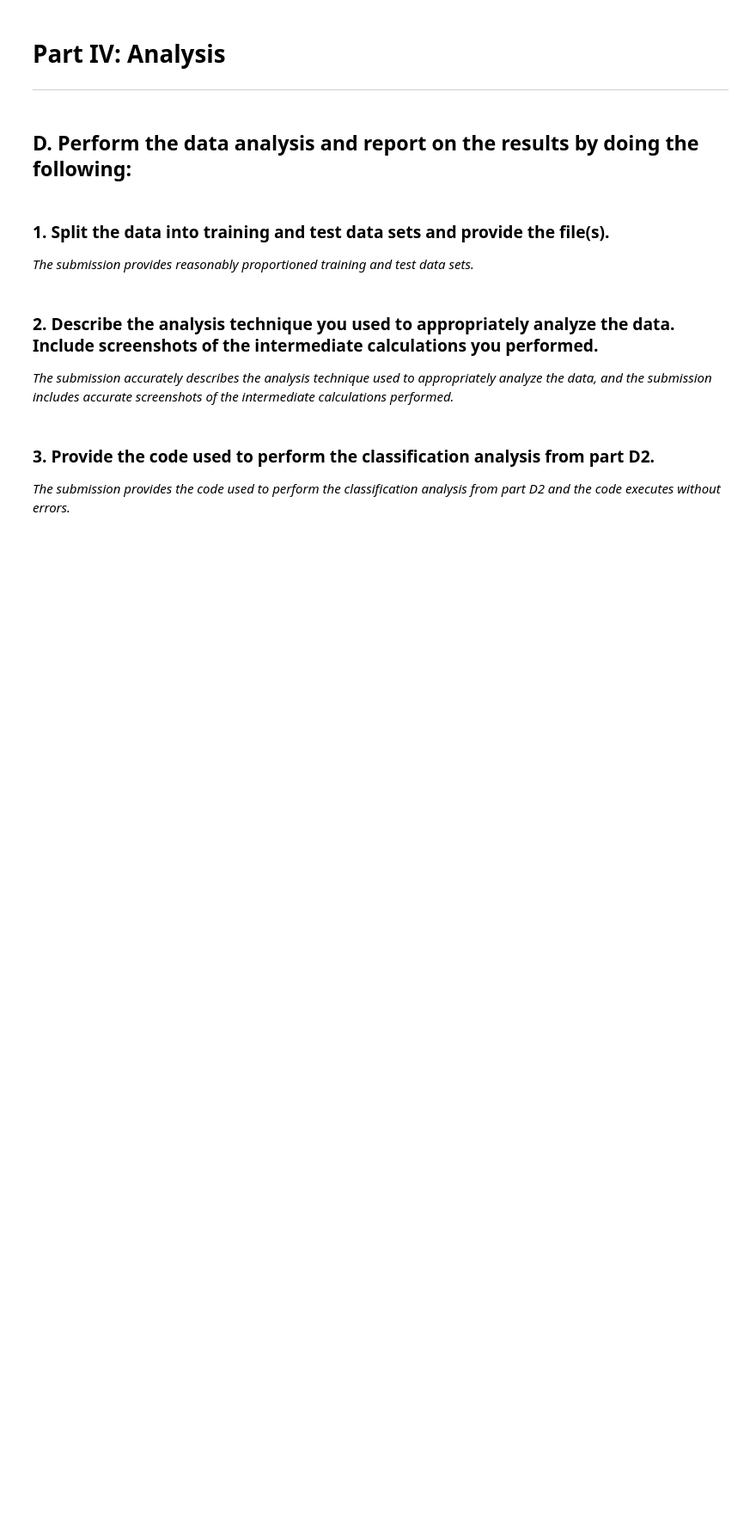
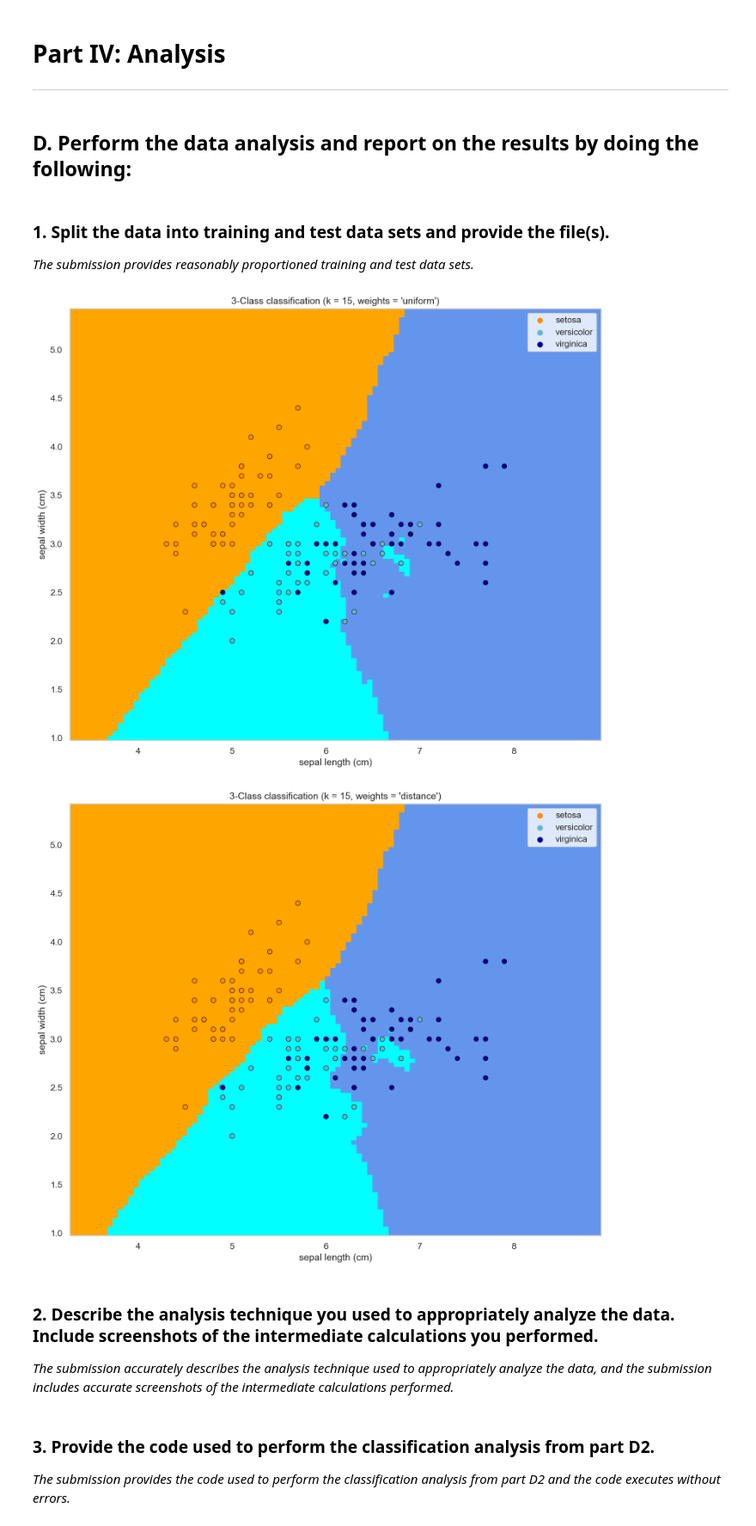
Before and after one commit to chrispaynes/OSDSC-Portfolio, a Jupyter notebook: data_mining/supervised_learning/classification_analysis/classification_analysis.ipynb, the cells around one changed output. Shown: that part at 86% size. Cells and saved outputs as stored; diff of their text form; code cells hidden in the pictures; blank space fills up the shorter version.

Commit message:
classification question

```diff
--- a/data_mining/supervised_learning/classification_analysis/classification_analysis.ipynb
+++ b/data_mining/supervised_learning/classification_analysis/classification_analysis.ipynb
@@ -146,3 +258,59 @@ df.head()
+# %%
+import matplotlib.pyplot as plt
+import seaborn as sns
+from matplotlib.colors import ListedColormap
+from sklearn import neighbors, datasets
+from sklearn.inspection import DecisionBoundaryDisplay
+
+n_neighbors = 15
+
+# import some data to play with
+iris = datasets.load_iris()
+
+# we only take the first two features. We could avoid this ugly
+# slicing by using a two-dim dataset
+X = iris.data[:, :2]
+y = iris.target
+
+# Create color maps
+cmap_light = ListedColormap(["orange", "cyan", "cornflowerblue"])
+cmap_bold = ["darkorange", "c", "darkblue"]
+
+for weights in ["uniform", "distance"]:
+    # we create an instance of Neighbours Classifier and fit the data.
+    clf = neighbors.KNeighborsClassifier(n_neighbors, weights=weights)
+    clf.fit(X, y)
+
+    _, ax = plt.subplots()
+    DecisionBoundaryDisplay.from_estimator(
+        clf,
+        X,
+        cmap=cmap_light,
+        ax=ax,
+        response_method="predict",
+        plot_method="pcolormesh",
+        xlabel=iris.feature_names[0],
+        ylabel=iris.feature_names[1],
+        shading="auto",
+    )
+
+    # Plot also the training points
+    sns.scatterplot(
+        x=X[:, 0],
+        y=X[:, 1],
+        hue=iris.target_names[y],
+        palette=cmap_bold,
+        alpha=1.0,
+        edgecolor="black",
+    )
+    plt.title(
+        "3-Class classification (k = %i, weights = '%s')" % (n_neighbors, weights)
+    )
+
+plt.show()
+# %% [output]
+[figure, added]
+[figure, added]
 # %% [markdown]
 ### 2.  Describe the analysis technique you used to appropriately analyze the data. Include screenshots of the intermediate calculations you performed.
 *The submission accurately describes the analysis technique used to appropriately analyze the data, and the submission includes accurate screenshots of the intermediate calculations performed.*
```
Also changed, not shown: parts of 17 cells of this notebook, 2 other files.
